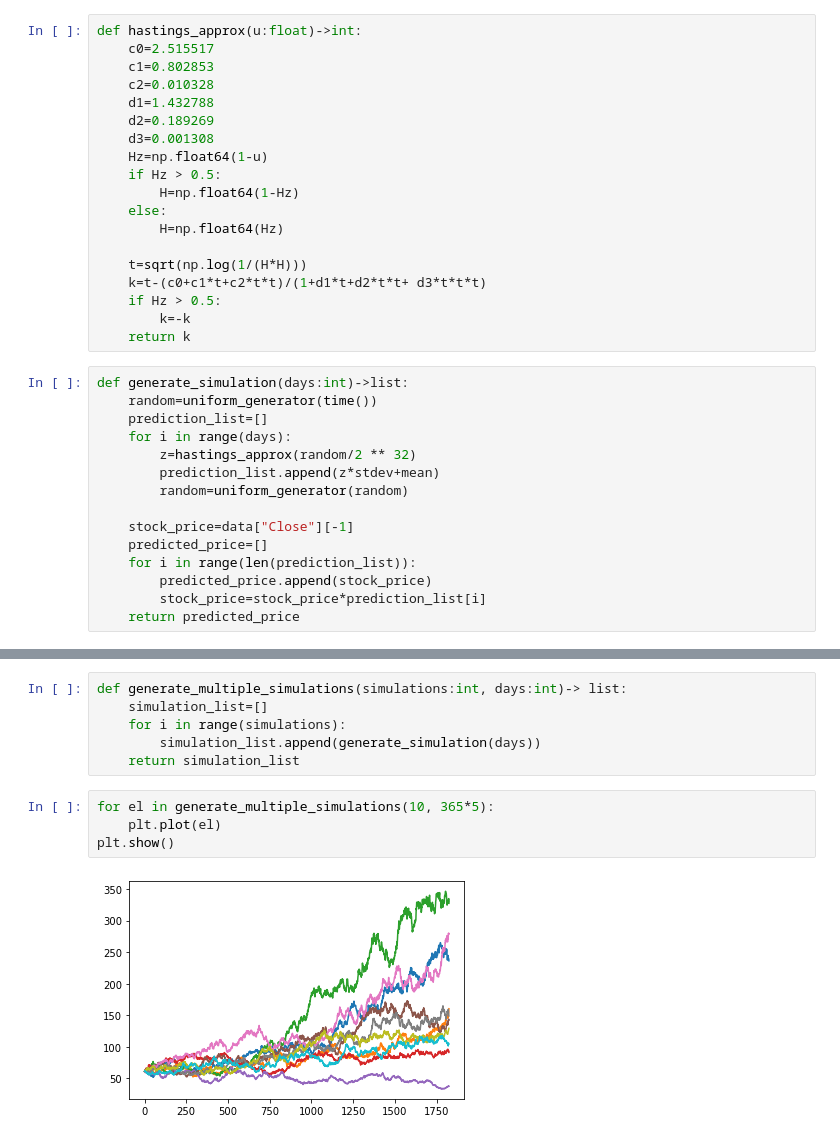
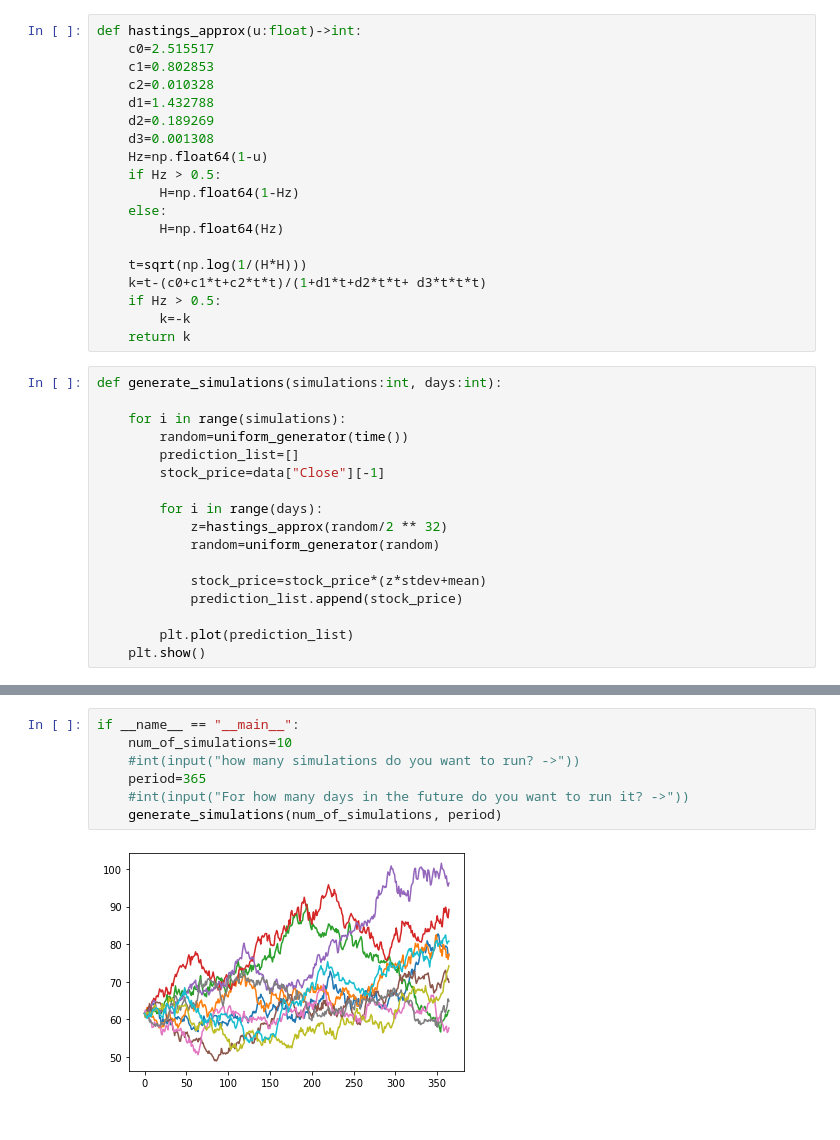
Before and after one commit to Borna2803/Monte_Carlo, a Jupyter notebook: monte_carlo.ipynb, the cells around one changed output, grey strips where cells are left out. Drawn from its saved outputs; the diff is of its cells as text.

```diff
--- a/monte_carlo.ipynb
+++ b/monte_carlo.ipynb
@@ -54,17 +39,19 @@ def hastings_approx(u:float)->int:
         k=-k
     return k
 # %%
-def generate_simulation(days:int)->list:
-    random=uniform_generator(time())
-    prediction_list=[]
-    for i in range(days):
-        z=hastings_approx(random/2 ** 32)
-        prediction_list.append(z*stdev+mean)
-        random=uniform_generator(random)
+def generate_simulations(simulations:int, days:int):
 
-    stock_price=data["Close"][-1]
-    predicted_price=[]
-    for i in range(len(prediction_list)):
-        predicted_price.append(stock_price)
-        stock_price=stock_price*prediction_list[i]
-    return predicted_price
+    for i in range(simulations):
+        random=uniform_generator(time())
+        prediction_list=[]
+        stock_price=data["Close"][-1]
+
+        for i in range(days):
+            z=hastings_approx(random/2 ** 32)
+            random=uniform_generator(random)
+
+            stock_price=stock_price*(z*stdev+mean)
+            prediction_list.append(stock_price)
+
+        plt.plot(prediction_list)
+    plt.show()
@@ -76,12 +58,9 @@ plt.show()
-# %%
-def generate_multiple_simulations(simulations:int, days:int)-> list:
-    simulation_list=[]
-    for i in range(simulations):
-        simulation_list.append(generate_simulation(days))
-    return simulation_list
-# %%
-for el in generate_multiple_simulations(10, 365*5):
-    plt.plot(el)
-plt.show()
-# %% [output]
-[figure, removed]
+# %%
+if __name__ == "__main__":
+    num_of_simulations=10
+    #int(input("how many simulations do you want to run? ->"))
+    period=365
+    #int(input("For how many days in the future do you want to run it? ->"))
+    generate_simulations(num_of_simulations, period)
+# %% [output]
+[figure, added]
```
Also changed, not shown: parts of 3 cells of this notebook.
